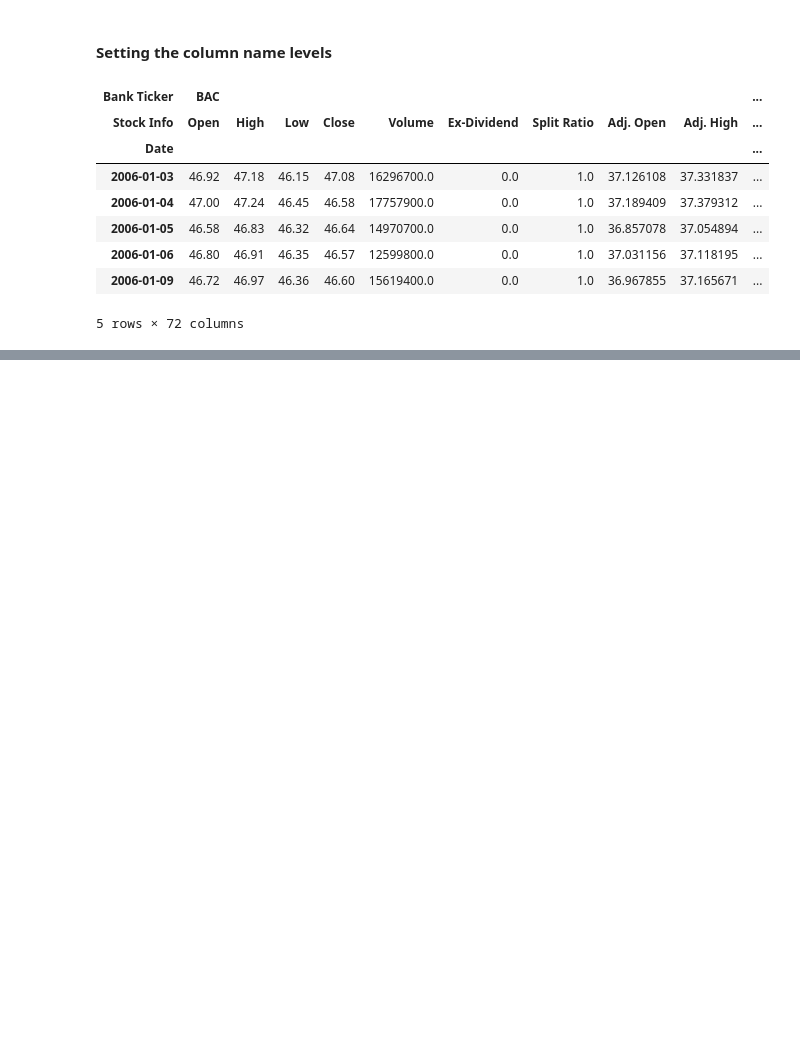
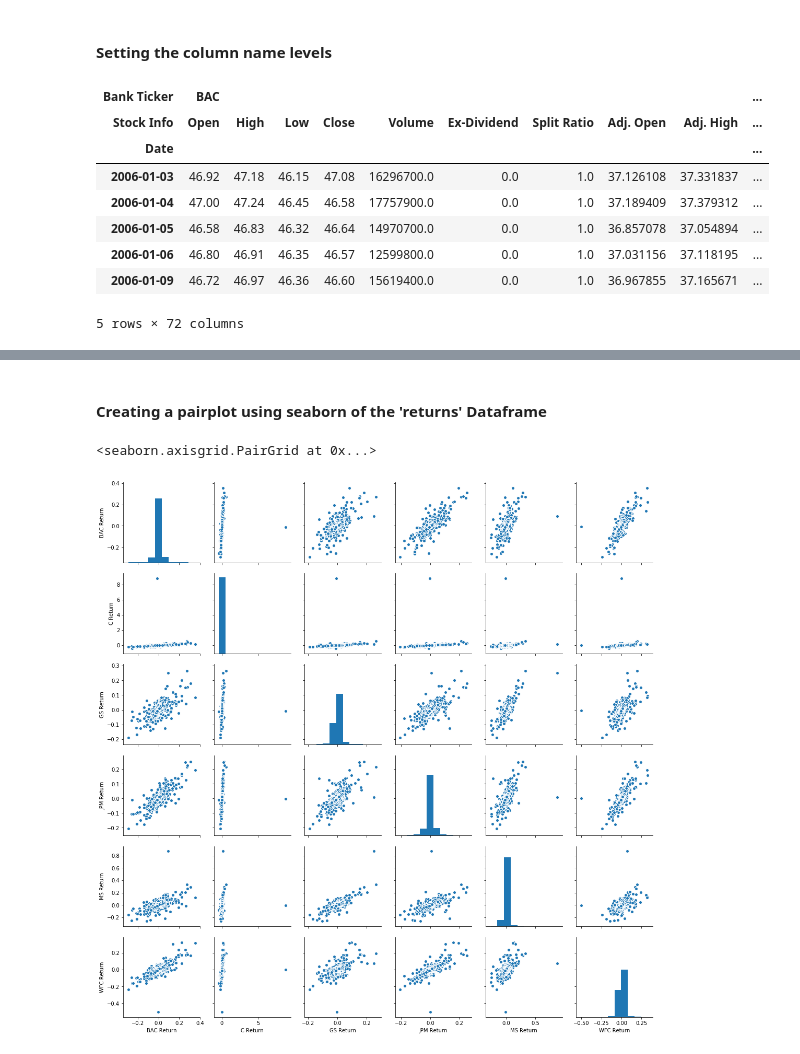
Before and after one commit to chikoungoun/Python-for-Datascience---jportilla, a Jupyter notebook: Finance_Data_Project.ipynb, the cells around one changed output, grey strips where cells are left out. Saved outputs shown, nothing was run; the diff lists cells and outputs as text; code cells hidden in the pictures; blank space fills up the shorter version.

Commit message:
Multi-Index XS. Pct_change(). Pairplot

```diff
--- a/Finance_Data_Project.ipynb
+++ b/Finance_Data_Project.ipynb
@@ -125,0 +140,3 @@ bank_stocks.head()
+# %%
+for tick in tickers:
+    print(tick+' : ',bank_stocks[tick]['Close'].max())
@@ -125,0 +169,5 @@ bank_stocks.head()
+# %%
+returns = pd.DataFrame()
+# %%
+for tick in tickers:
+    returns[tick+' Return'] = bank_stocks[tick]['Close'].pct_change()
@@ -125,0 +189,2 @@ bank_stocks.head()
+# %% [markdown]
+#### Creating a pairplot using seaborn of the 'returns' Dataframe
@@ -125,0 +193,5 @@ bank_stocks.head()
+# %%
+sns.pairplot(data=returns[1:])#To avoid the Nan data
+# %% [output]
+<seaborn.axisgrid.PairGrid at 0x...>
+[figure, added]
```
Also changed, not shown: parts of 13 cells of this notebook.
